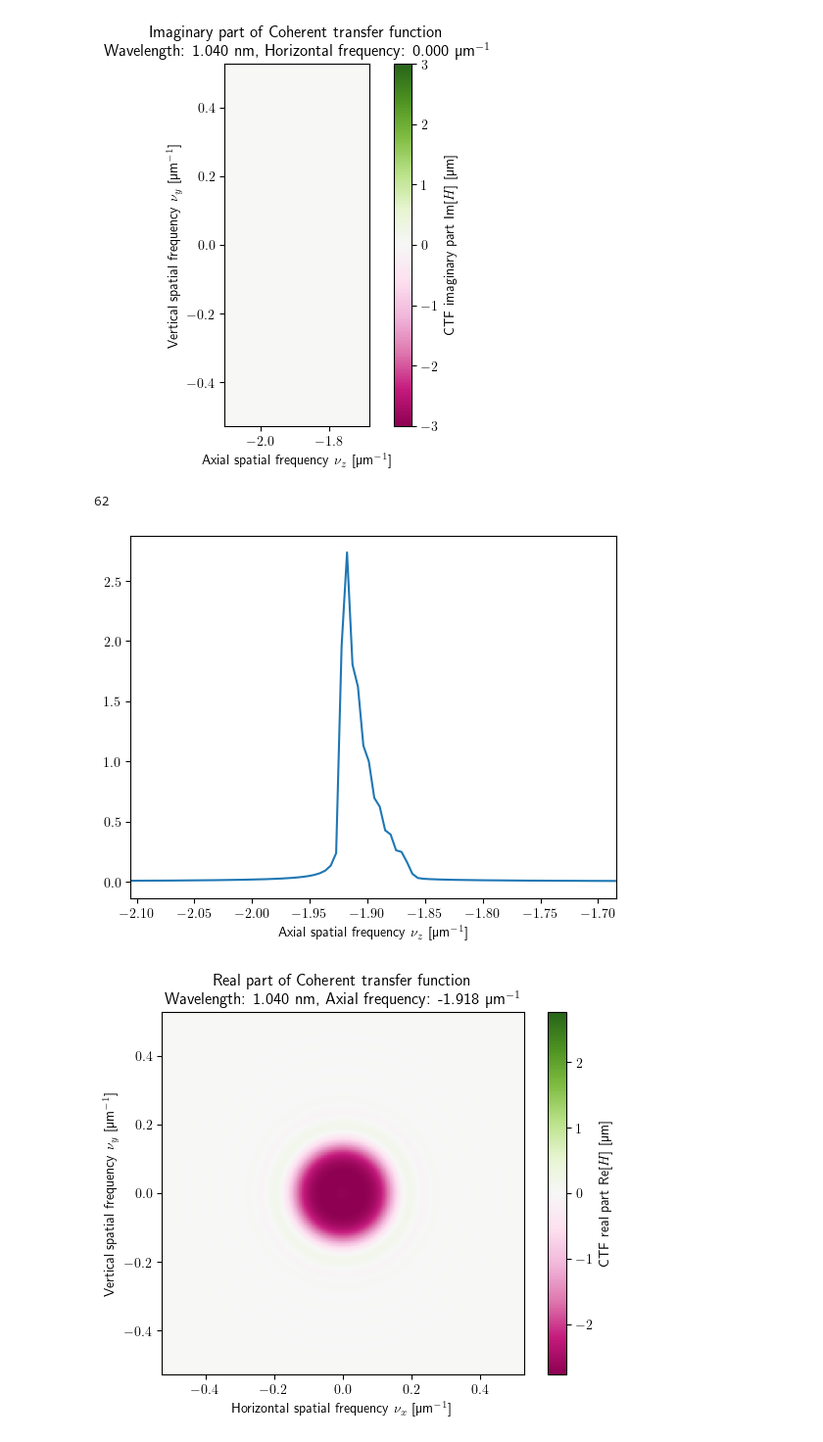
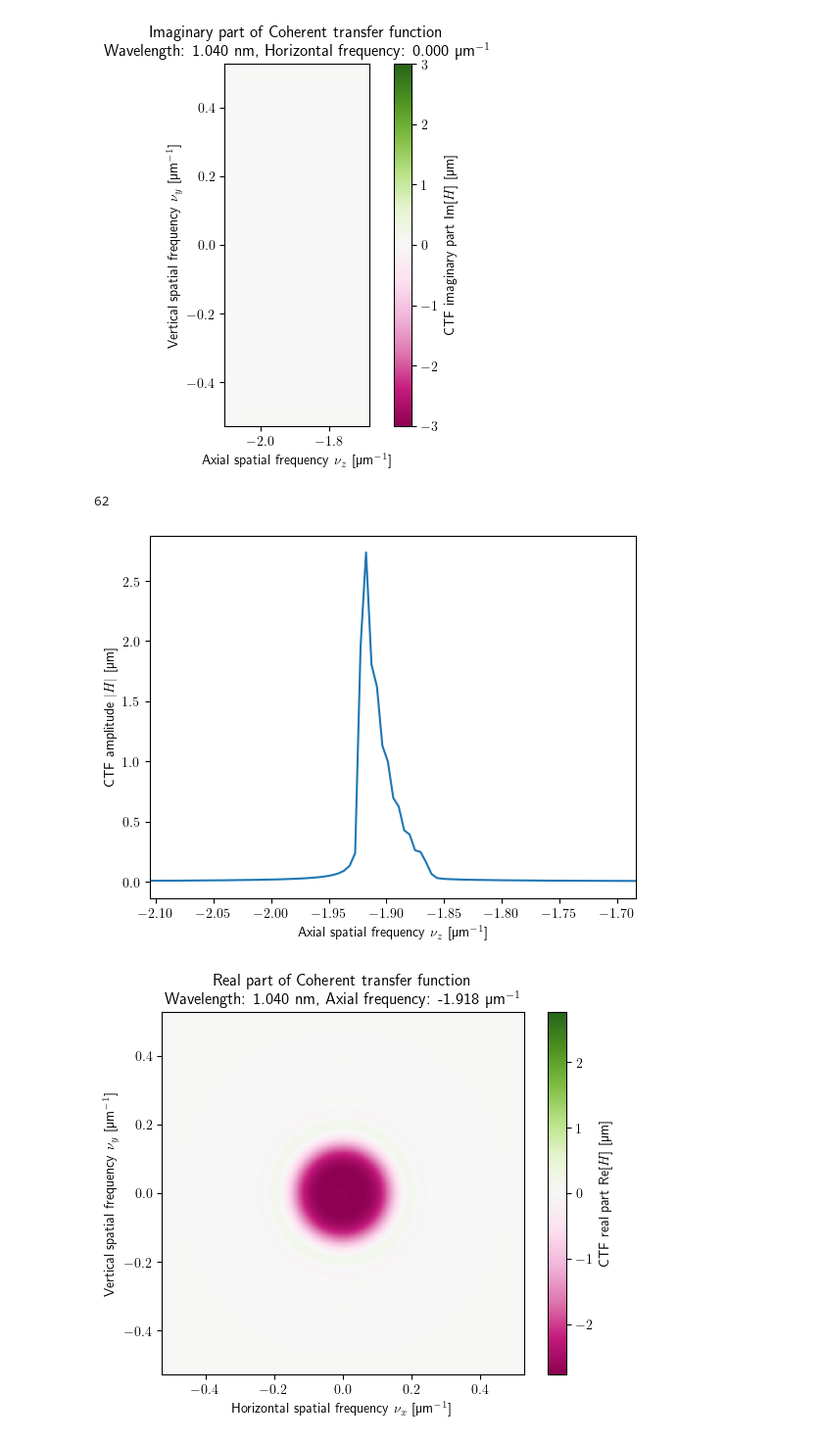
Before and after one commit to ComputationalOpticsGroup/COG-OCTPSF-simulator, a Jupyter notebook: demo_CTF.ipynb, the cells around one changed output. Shown at 98% size. Saved outputs shown, nothing was run; the diff lists cells and outputs as text; code cells hidden in the pictures.

```diff
--- a/demo_CTF.ipynb
+++ b/demo_CTF.ipynb
@@ -325,8 +326,8 @@ h_tilde = np.zeros((νy_num, νx_num) + z.shape + k.shape, dtype=np.complex64)
 ill_amp = np.zeros(k.shape, dtype=np.float32)
 col_amp = np.zeros(k.shape, dtype=np.float32)
 
-f_zp_ill = np.zeros(z.shape + k.shape, dtype=np.float64)
-f_zp_col = np.zeros(z.shape + k.shape, dtype=np.float64)
+f_zp_ill = np.zeros(z.shape + k.shape, dtype=np.complex64)
+f_zp_col = np.zeros(z.shape + k.shape, dtype=np.complex64)
 
 aperture = Aperture(pupil_ill, pupil_col, IMG_MODE)
 
@@ -347,9 +348,8 @@ for i, kb_i in enumerate(kb):
         ill_amp[i] = aperture.ill_amp
         col_amp[i] = aperture.col_amp
 
-    if SIM_MODE.startswith('CTF'):
-        f_zp_ill[..., i] = np.nansum(aperture.ftilde_ill, axis=(0, 1))
-        f_zp_col[..., i] = np.nansum(aperture.ftilde_col, axis=(0, 1))
+    f_zp_ill[..., i] = np.nansum(aperture.ftilde_ill, axis=(0, 1))
+    f_zp_col[..., i] = np.nansum(aperture.ftilde_col, axis=(0, 1))
 # %%
 # %%
 
@@ -431,13 +431,14 @@ else:
 # %%
 # %%
 
 plt.plot(νz, np.abs(H[νy_num // 2, νx_num // 2, :]))
 plt.xlim(νz12[0], νz12[1])
 plt.xlabel(AXIAL_FREQ_LABEL)
+plt.ylabel(CTF_AMP_LABEL)
 np.argmax(np.abs(H[νy_num // 2, νx_num // 2, :]))
 # %% [output]
 62
-[figure, old version]
+[figure, new version]
 # %%
 # %%
 
```
Also changed, not shown: parts of 6 cells of this notebook, 3 other files.
